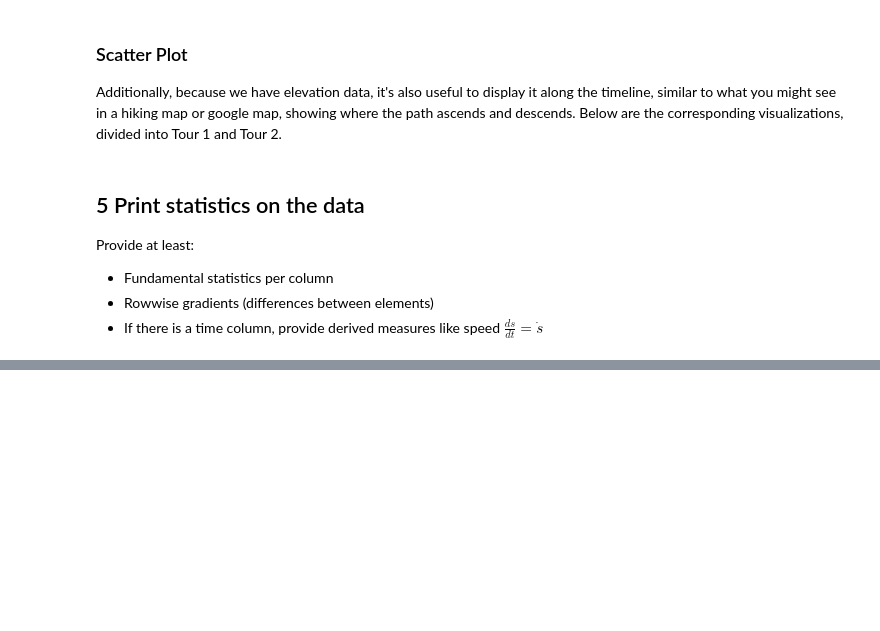
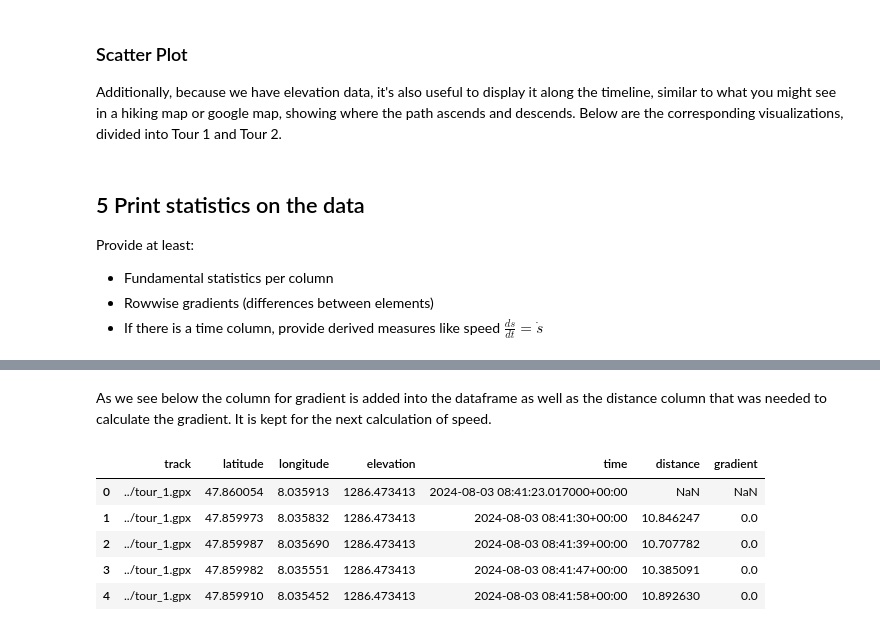
Before and after one commit to yhfrds/data-science-and-machine-learning-1, a Jupyter notebook: Lab 4/DS_ML_I_P4.ipynb, the cells around one changed output, grey strips where cells are left out. Cells and saved outputs as stored; diff of their text form; code cells hidden in the pictures; blank space fills up the shorter version.

```diff
--- a/Lab 4/DS_ML_I_P4.ipynb
+++ b/Lab 4/DS_ML_I_P4.ipynb
@@ -334,0 +223,11 @@ compare_speed_statistics(df)
+# %% [markdown]
+As we see below the column for gradient is added into the dataframe as well as the distance column that was needed to calculate the gradient. It is kept for the next calculation of speed.
+# %%
+df_tour_1.head(5)
+# %% [output]
+|  | track | latitude | longitude | elevation | time | distance | gradient |
+| 0 | ../tour_1.gpx | 47.860054 | 8.035913 | 1286.473413 | 2024-08-03 08:41:23.017000+00:00 | NaN | NaN |
+| 1 | ../tour_1.gpx | 47.859973 | 8.035832 | 1286.473413 | 2024-08-03 08:41:30+00:00 | 10.846247 | 0.0 |
+| 2 | ../tour_1.gpx | 47.859987 | 8.035690 | 1286.473413 | 2024-08-03 08:41:39+00:00 | 10.707782 | 0.0 |
+| 3 | ../tour_1.gpx | 47.859982 | 8.035551 | 1286.473413 | 2024-08-03 08:41:47+00:00 | 10.385091 | 0.0 |
+| 4 | ../tour_1.gpx | 47.859910 | 8.035452 | 1286.473413 | 2024-08-03 08:41:58+00:00 | 10.892630 | 0.0 |
```
Also changed, not shown: parts of 34 cells of this notebook.
